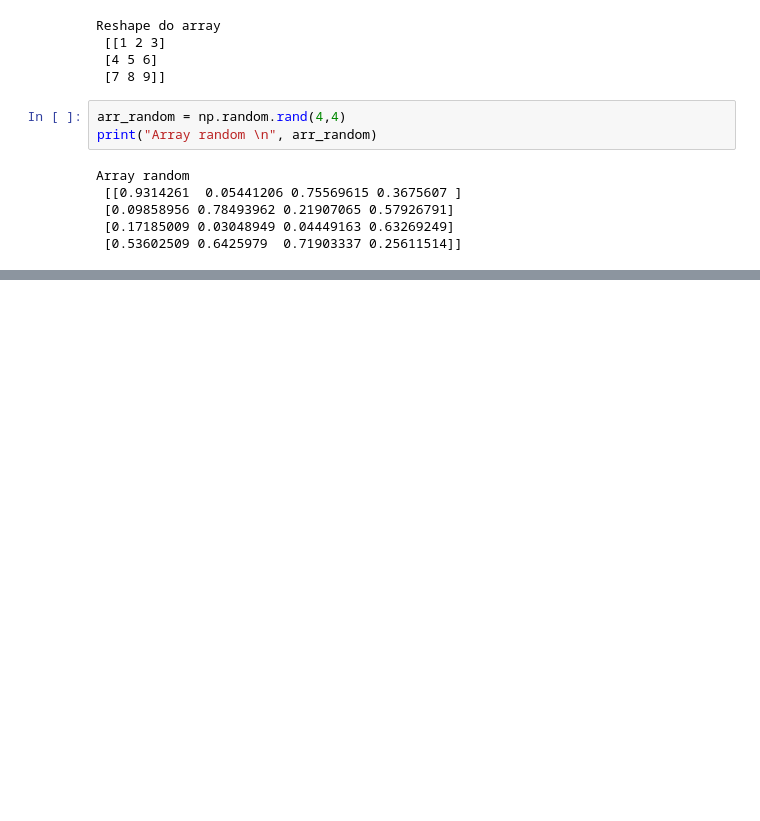
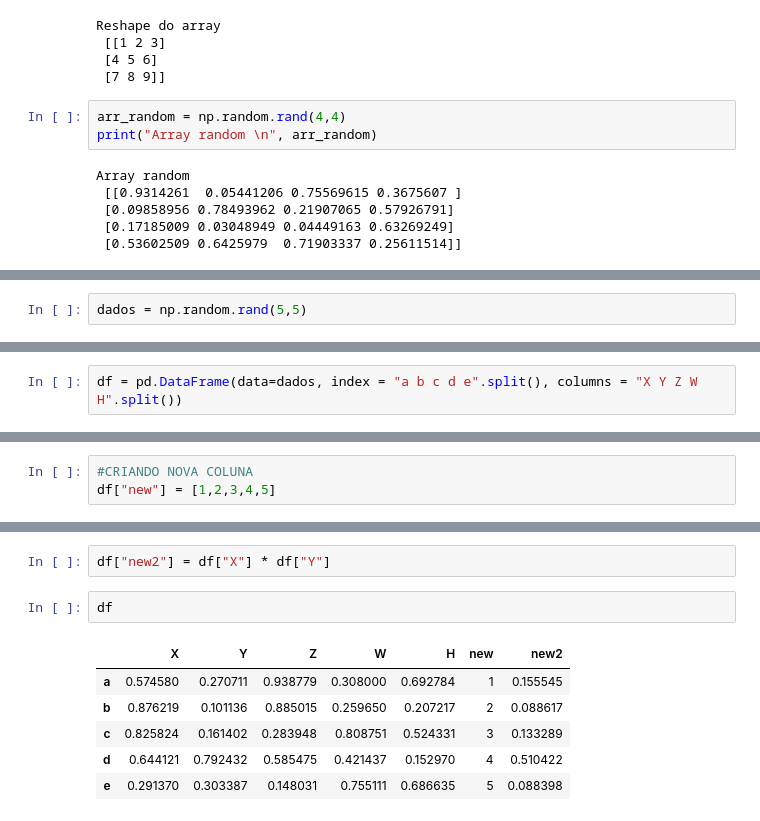
Before and after one commit to thiagolir4/Python_para_analise_de_dados_materia4_DNC, a Jupyter notebook: Python_para_analise_de_dados_materia4_DNC.ipynb, the cells around one changed output, grey strips where cells are left out. Drawn from its saved outputs; the diff is of its cells as text; blank space fills up the shorter version.

```diff
--- a/Python_para_analise_de_dados_materia4_DNC.ipynb
+++ b/Python_para_analise_de_dados_materia4_DNC.ipynb
@@ -315,0 +392,2 @@ Array random
+# %%
+dados = np.random.rand(5,5)
@@ -315,0 +422,2 @@ Array random
+# %%
+df = pd.DataFrame(data=dados, index = "a b c d e".split(), columns = "X Y Z W H".split())
@@ -315,0 +463,3 @@ Array random
+# %%
+#CRIANDO NOVA COLUNA
+df["new"] = [1,2,3,4,5]
@@ -315,0 +475,11 @@ Array random
+# %%
+df["new2"] = df["X"] * df["Y"]
+# %%
+df
+# %% [output]
+|  | X | Y | Z | W | H | new | new2 |
+| a | 0.574580 | 0.270711 | 0.938779 | 0.308000 | 0.692784 | 1 | 0.155545 |
+| b | 0.876219 | 0.101136 | 0.885015 | 0.259650 | 0.207217 | 2 | 0.088617 |
+| c | 0.825824 | 0.161402 | 0.283948 | 0.808751 | 0.524331 | 3 | 0.133289 |
+| d | 0.644121 | 0.792432 | 0.585475 | 0.421437 | 0.152970 | 4 | 0.510422 |
+| e | 0.291370 | 0.303387 | 0.148031 | 0.755111 | 0.686635 | 5 | 0.088398 |
```
Also changed, not shown: parts of 46 cells of this notebook.
